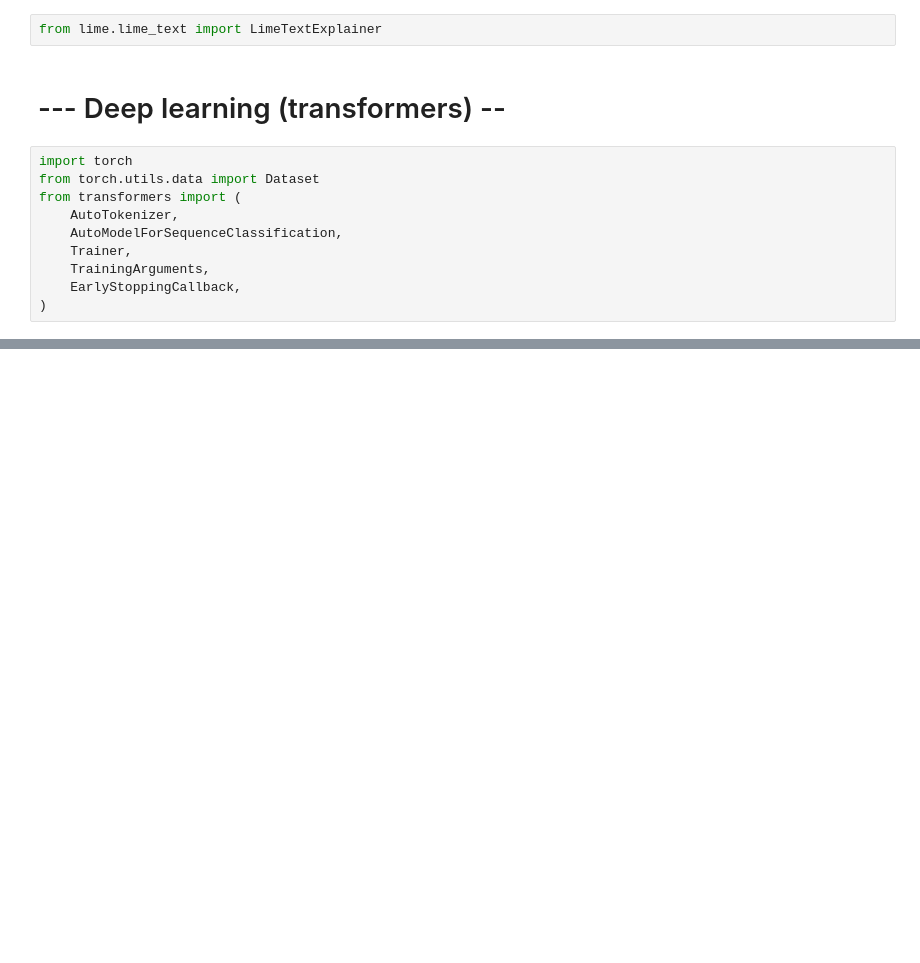
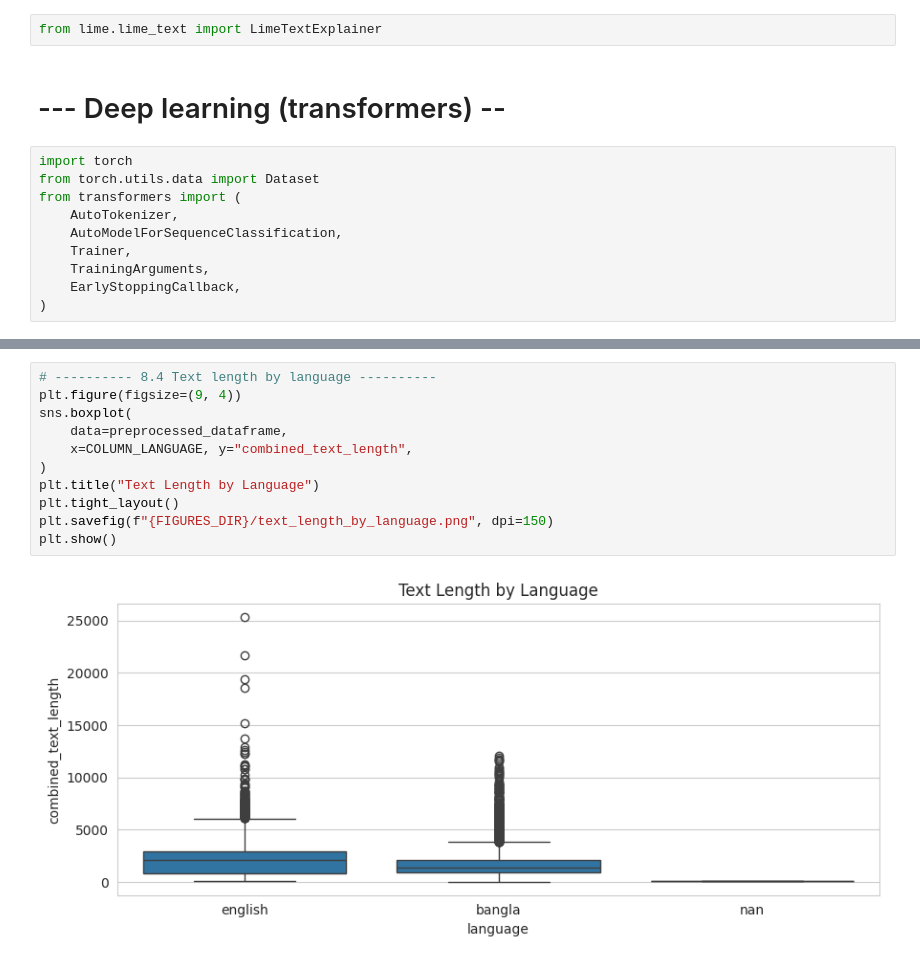
Before and after one commit to Kazi-Sadman/General-Track, a Jupyter notebook: Thesis.ipynb, the cells around one changed output, grey strips where cells are left out. Drawn from its saved outputs; the diff is of its cells as text; blank space fills up the shorter version.

```diff
--- a/Thesis.ipynb
+++ b/Thesis.ipynb
@@ -97,0 +715,13 @@ from transformers import (
+# %%
+# ---------- 8.4 Text length by language ----------
+plt.figure(figsize=(9, 4))
+sns.boxplot(
+    data=preprocessed_dataframe,
+    x=COLUMN_LANGUAGE, y="combined_text_length",
+)
+plt.title("Text Length by Language")
+plt.tight_layout()
+plt.savefig(f"{FIGURES_DIR}/text_length_by_language.png", dpi=150)
+plt.show()
+# %% [output]
+[figure, added]
```
Also changed, not shown: parts of 17 cells of this notebook.
